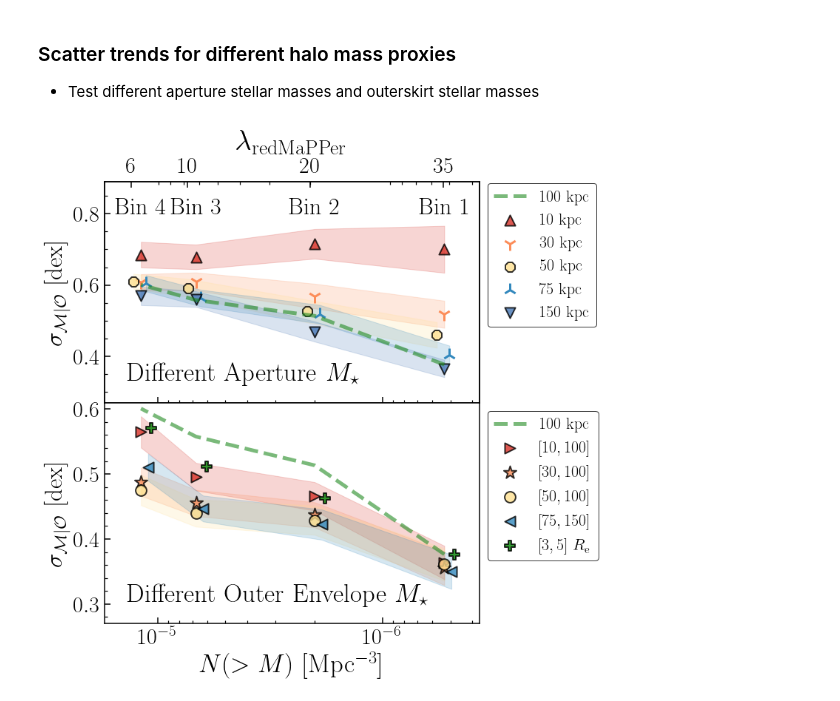
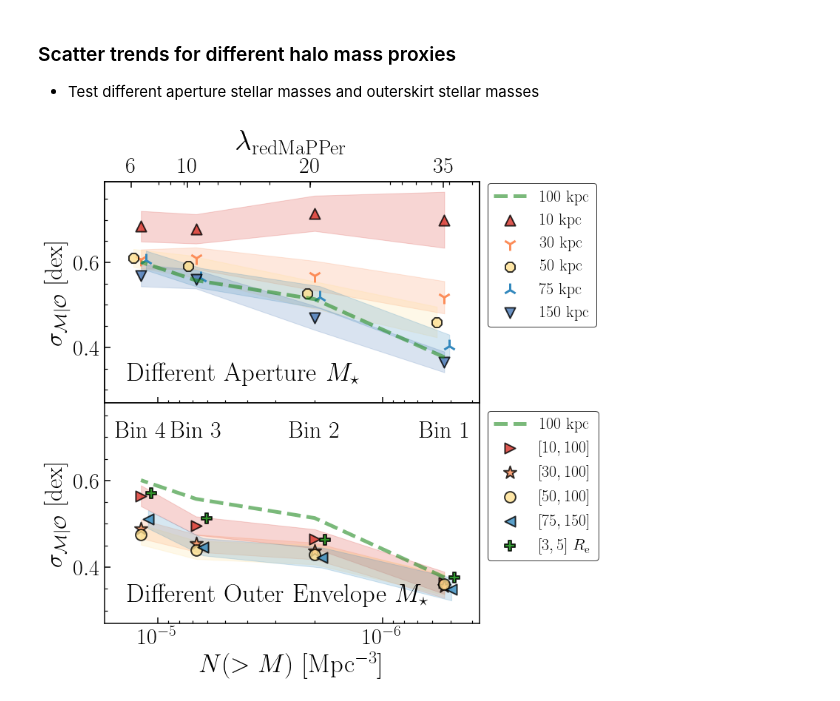
Before and after one commit to dr-guangtou/jianbing, a Jupyter notebook: notebooks/figure/fig5.ipynb, the cells around one changed output. Saved outputs shown, nothing was run; the diff lists cells and outputs as text; code cells hidden in the pictures.

Commit message:
Figure 5

```diff
--- a/notebooks/figure/fig5.ipynb
+++ b/notebooks/figure/fig5.ipynb
@@ -136,7 +136,7 @@ ax1.legend(bbox_to_anchor=(1, 1.03), bbox_transform=ax1.transAxes, fontsize=22,
 ax1.text(0.06, 0.10, r'${\rm Different\ Aperture}\ M_{\star}$', fontsize=35, transform=ax1.transAxes)
 
 ax1.set_xlim(np.max(m100_bins['rho_bin']) * 1.45, np.min(m100_bins['rho_bin']) * 0.70)
-ax1.set_ylim(0.27, 0.89)
+ax1.set_ylim(0.27, 0.79)
 
 for tick in ax1.xaxis.get_major_ticks():
     tick.label.set_fontsize(30)
@@ -144,11 +144,6 @@ for tick in ax1.yaxis.get_major_ticks():
     tick.label.set_fontsize(30)
 
 _ = ax1.set_ylabel(r'$\sigma_{\mathcal{M}|\mathcal{O}}\ [\rm dex]$', fontsize=33)
-
-ax1.text(m100_bins['rho_bin'][0], 0.8, r'$\rm Bin\ 1$', fontsize=32, horizontalalignment='center')
-ax1.text(m100_bins['rho_bin'][1], 0.8, r'$\rm Bin\ 2$', fontsize=32, horizontalalignment='center')
-ax1.text(m100_bins['rho_bin'][2], 0.8, r'$\rm Bin\ 3$', fontsize=32, horizontalalignment='center')
-ax1.text(m100_bins['rho_bin'][3], 0.8, r'$\rm Bin\ 4$', fontsize=32, horizontalalignment='center')
 
 # Secondary axis on top
 ax_top = ax1.twiny()
@@ -202,35 +197,40 @@ ax2.scatter(m100_bins['rho_bin'], m10_100_bins['sig_med_bt'],
 ax2.scatter(m100_bins['rho_bin'], m30_100_bins['sig_med_bt'],
             s=320, marker='*', alpha=0.8, facecolor=colors[1], edgecolor='k',
             linewidth=2.0, label=r'$[30, 100]$')
 
 ax2.scatter(m100_bins['rho_bin'], m50_100_bins['sig_med_bt'],
             s=220, marker='o', alpha=0.8, facecolor=colors[2], edgecolor='k',
             linewidth=2.0, label=r'$[50, 100]$')
 
 ax2.scatter(m100_bins['rho_bin'] * 0.93, m75_150_bins['sig_med_bt'],
             s=200, marker='<', alpha=0.8, facecolor=colors[3], edgecolor='k',
             linewidth=2.0, label=r'$[75, 150]$')
 
 ax2.scatter(m100_bins['rho_bin'] * 0.90, m3_5_re_bins['sig_med_bt'],
             s=200, marker='P', alpha=0.8, facecolor='g', edgecolor='k',
             linewidth=2.0, label=r'$[3, 5]\ R_{\rm e}$')
 
 ax2.legend(bbox_to_anchor=(1, 1), bbox_transform=ax2.transAxes, fontsize=22, edgecolor='k')
 
 ax2.text(0.06, 0.10, r'${\rm Different\ Outer\ Envelope}\ M_{\star}$', fontsize=35, transform=ax2.transAxes)
 
+ax2.text(m100_bins['rho_bin'][0], 0.7, r'$\rm Bin\ 1$', fontsize=32, horizontalalignment='center')
+ax2.text(m100_bins['rho_bin'][1], 0.7, r'$\rm Bin\ 2$', fontsize=32, horizontalalignment='center')
+ax2.text(m100_bins['rho_bin'][2], 0.7, r'$\rm Bin\ 3$', fontsize=32, horizontalalignment='center')
+ax2.text(m100_bins['rho_bin'][3], 0.7, r'$\rm Bin\ 4$', fontsize=32, horizontalalignment='center')
+
 ax2.set_xlim(np.max(m100_bins['rho_bin']) * 1.45, np.min(m100_bins['rho_bin']) * 0.70)
-ax2.set_ylim(0.27, 0.61)
+ax2.set_ylim(0.27, 0.78)
 
 for tick in ax2.xaxis.get_major_ticks():
     tick.label.set_fontsize(30)
 for tick in ax2.yaxis.get_major_ticks():
     tick.label.set_fontsize(30)
 
 _ = ax2.set_ylabel(r'$\sigma_{\mathcal{M}|\mathcal{O}}\ [\rm dex]$', fontsize=33)
 _ = ax2.set_xlabel(r'$N (>M)\ [\rm Mpc^{-3}]$', fontsize=35)
 # %% [output]
-[figure, old version]
+[figure, new version]
 # %%
 fig.savefig(os.path.join(fig_dir, 'fig_5.png'), dpi=120)
 fig.savefig(os.path.join(fig_dir, 'fig_5.pdf'), dpi=120)
```
